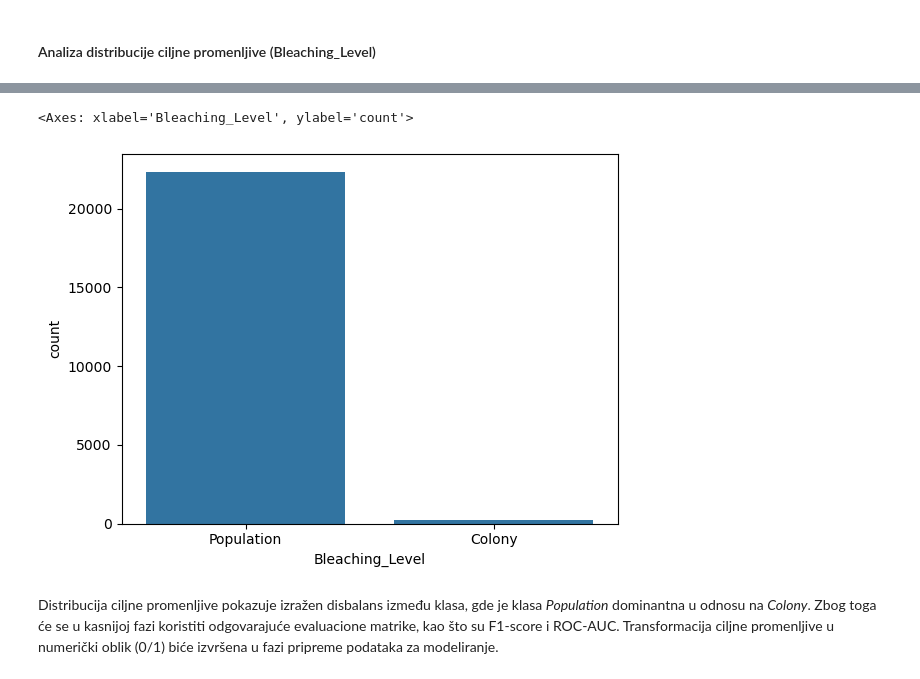
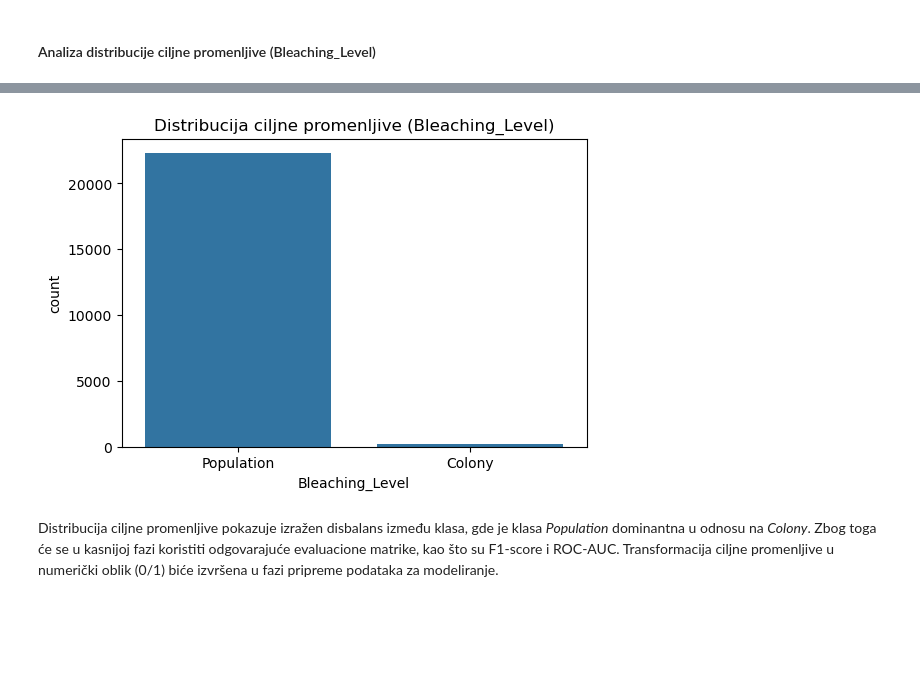
Before and after one commit to MarijaVidovic/MasinskoUcenjePrviProjekat, a Jupyter notebook: PRVA FAZA/CoralReefGlobalBlechingPrvaFaza.ipynb, the cells around one changed output, grey strips where cells are left out. Cells and saved outputs as stored; diff of their text form; code cells hidden in the pictures; blank space fills up the shorter version.

```diff
--- a/PRVA FAZA/CoralReefGlobalBlechingPrvaFaza.ipynb
+++ b/PRVA FAZA/CoralReefGlobalBlechingPrvaFaza.ipynb
@@ -283,10 +285,12 @@ Population    22356
 Colony          205
 Name: count, dtype: int64
 # %%
+plt.figure(figsize=(6,4))
 sea.countplot(x="Bleaching_Level", data=df)
+plt.title("Distribucija ciljne promenljive (Bleaching_Level)")
+plt.show()
 # %% [output]
-<Axes: xlabel='Bleaching_Level', ylabel='count'>
-[figure, old version]
+[figure, new version]
 # %% [markdown]
 Distribucija ciljne promenljive pokazuje izražen disbalans između klasa, gde je klasa *Population* dominantna u odnosu na *Colony*. Zbog toga će se u kasnijoj fazi koristiti odgovarajuće evaluacione matrike, kao što su F1-score i ROC-AUC. Transformacija ciljne promenljive u numerički oblik (0/1) biće izvršena u fazi pripreme podataka za modeliranje.
 # %% [markdown]
```
Also changed, not shown: parts of 43 cells of this notebook.
